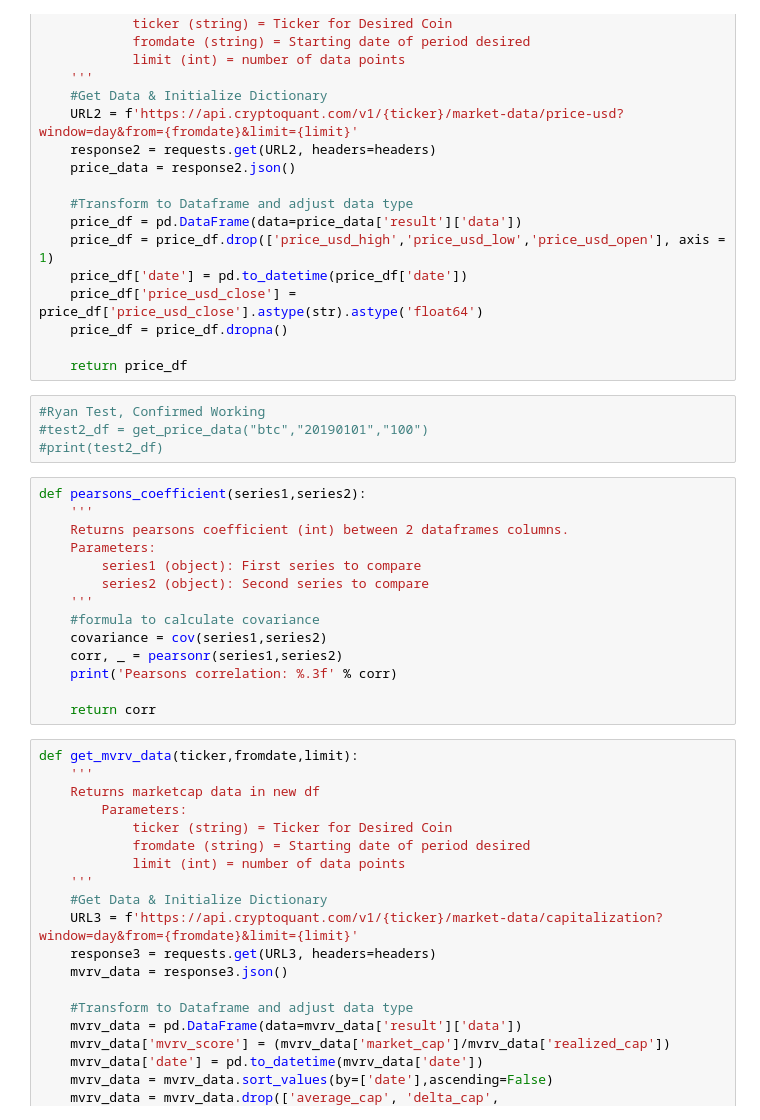
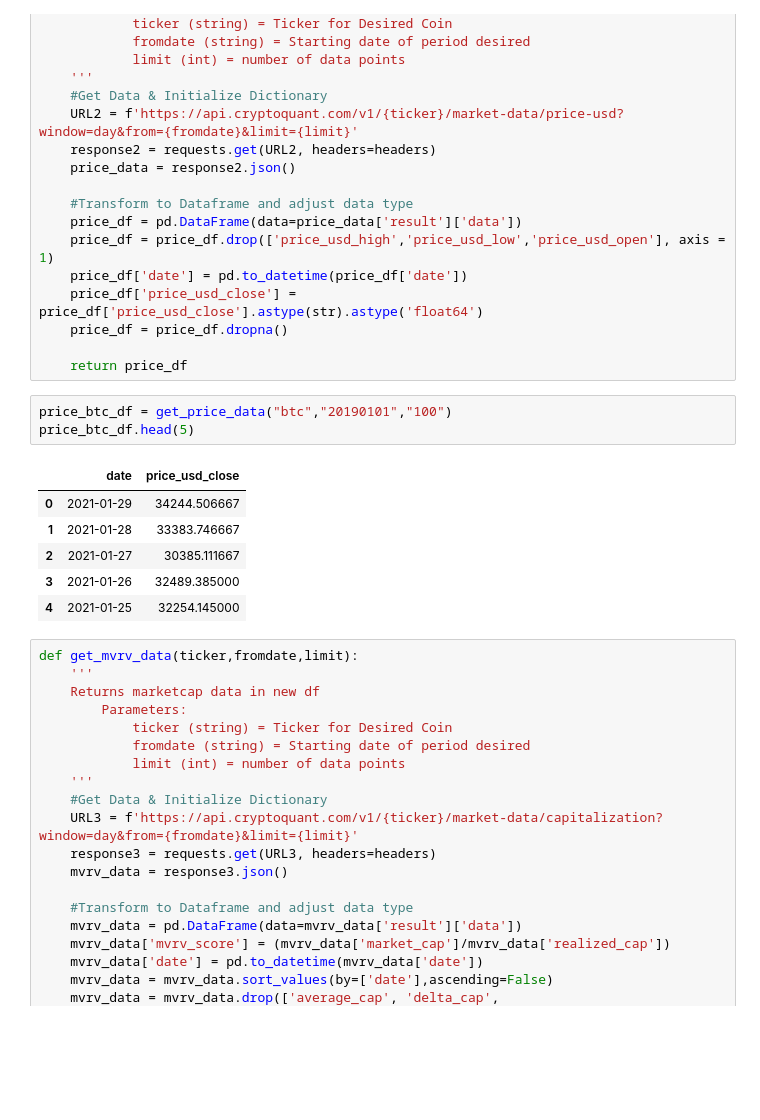
Before and after one commit to nospmah/fintech.group_project, a Jupyter notebook: notebooks/Ryan_functions.ipynb, the cells around one changed output. Cells and saved outputs as stored; diff of their text form; blank space fills up the shorter version.

```diff
--- a/notebooks/Ryan_functions.ipynb
+++ b/notebooks/Ryan_functions.ipynb
@@ -70,24 +79,16 @@ def get_price_data(ticker,fromdate,limit):
     price_df = price_df.dropna()
 
     return price_df
-# %%
-#Ryan Test, Confirmed Working
-#test2_df = get_price_data("btc","20190101","100")
-#print(test2_df)
-# %%
-def pearsons_coefficient(series1,series2):
-    '''
-    Returns pearsons coefficient (int) between 2 dataframes columns.
-    Parameters:
-        series1 (object): First series to compare
-        series2 (object): Second series to compare
-    '''
-    #formula to calculate covariance
-    covariance = cov(series1,series2)
-    corr, _ = pearsonr(series1,series2)
-    print('Pearsons correlation: %.3f' % corr)
-
-    return corr
+# %%
+price_btc_df = get_price_data("btc","20190101","100")
+price_btc_df.head(5)
+# %% [output]
+|  | date | price_usd_close |
+| 0 | 2021-01-29 | 34244.506667 |
+| 1 | 2021-01-28 | 33383.746667 |
+| 2 | 2021-01-27 | 30385.111667 |
+| 3 | 2021-01-26 | 32489.385000 |
+| 4 | 2021-01-25 | 32254.145000 |
 # %%
 def get_mvrv_data(ticker,fromdate,limit):
     '''
```
Also changed, not shown: parts of 13 cells of this notebook.
